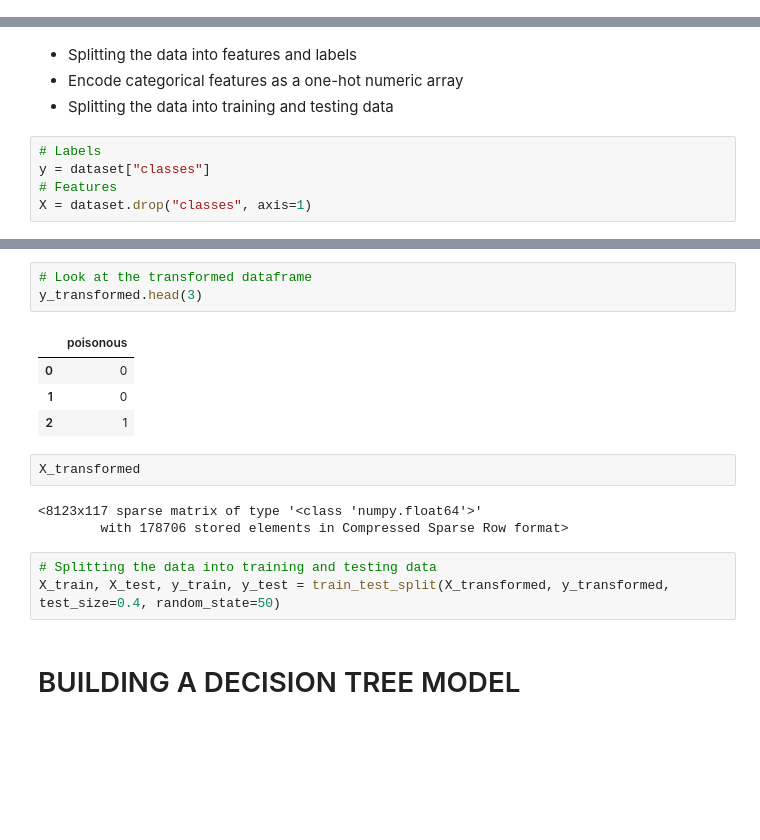
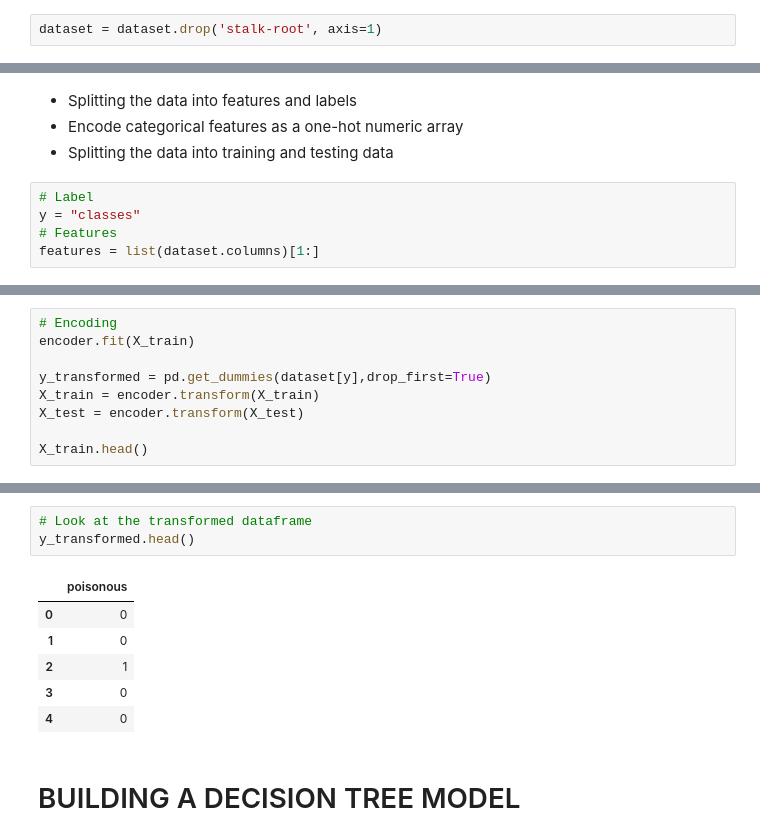
Before and after one commit to ThembaMbulwana/Decision-Tree-Model, a Jupyter notebook: Decision Tree Model.ipynb, the cells around one changed output, grey strips where cells are left out. Drawn from its saved outputs; the diff is of its cells as text; blank space fills up the shorter version.

```diff
--- a/Decision Tree Model.ipynb
+++ b/Decision Tree Model.ipynb
@@ -133,3 +173,5 @@ dataset.to_csv("dataset.csv")
+# %%
+dataset = dataset.drop('stalk-root', axis=1)
 # %% [markdown]
 ### EXPLORING THE DATA
 # %% [markdown]
@@ -193,7 +235,7 @@ Target variables fairly distributed with a difference of 293 between edible and
 - Encode categorical features as a one-hot numeric array
 - Splitting the data into training and testing data
 # %%
-# Labels
-y = dataset["classes"]
+# Label
+y = "classes"
 # Features
-X = dataset.drop("classes", axis=1)
+features = list(dataset.columns)[1:]
@@ -206,0 +251,9 @@ y_transformed = pd.get_dummies(y,drop_first=True)
+# %%
+# Encoding
+encoder.fit(X_train)
+
+y_transformed = pd.get_dummies(dataset[y],drop_first=True)
+X_train = encoder.transform(X_train)
+X_test = encoder.transform(X_test)
+
+X_train.head()
@@ -207,19 +268,13 @@ y_transformed = pd.get_dummies(y,drop_first=True)
 # %%
 # Look at the transformed dataframe
-y_transformed.head(3)
+y_transformed.head()
 # %% [output]
 |  | poisonous |
 | 0 | 0 |
 | 1 | 0 |
 | 2 | 1 |
+| 3 | 0 |
+| 4 | 0 |
-# %%
-X_transformed
-# %% [output]
-<8123x117 sparse matrix of type '<class 'numpy.float64'>'
-        with 178706 stored elements in Compressed Sparse Row format>
-# %%
-# Splitting the data into training and testing data
-X_train, X_test, y_train, y_test = train_test_split(X_transformed, y_transformed, test_size=0.4, random_state=50)
 # %% [markdown]
 # BUILDING A DECISION TREE MODEL
 # %% [markdown]
```
Also changed, not shown: parts of 25 cells of this notebook.
